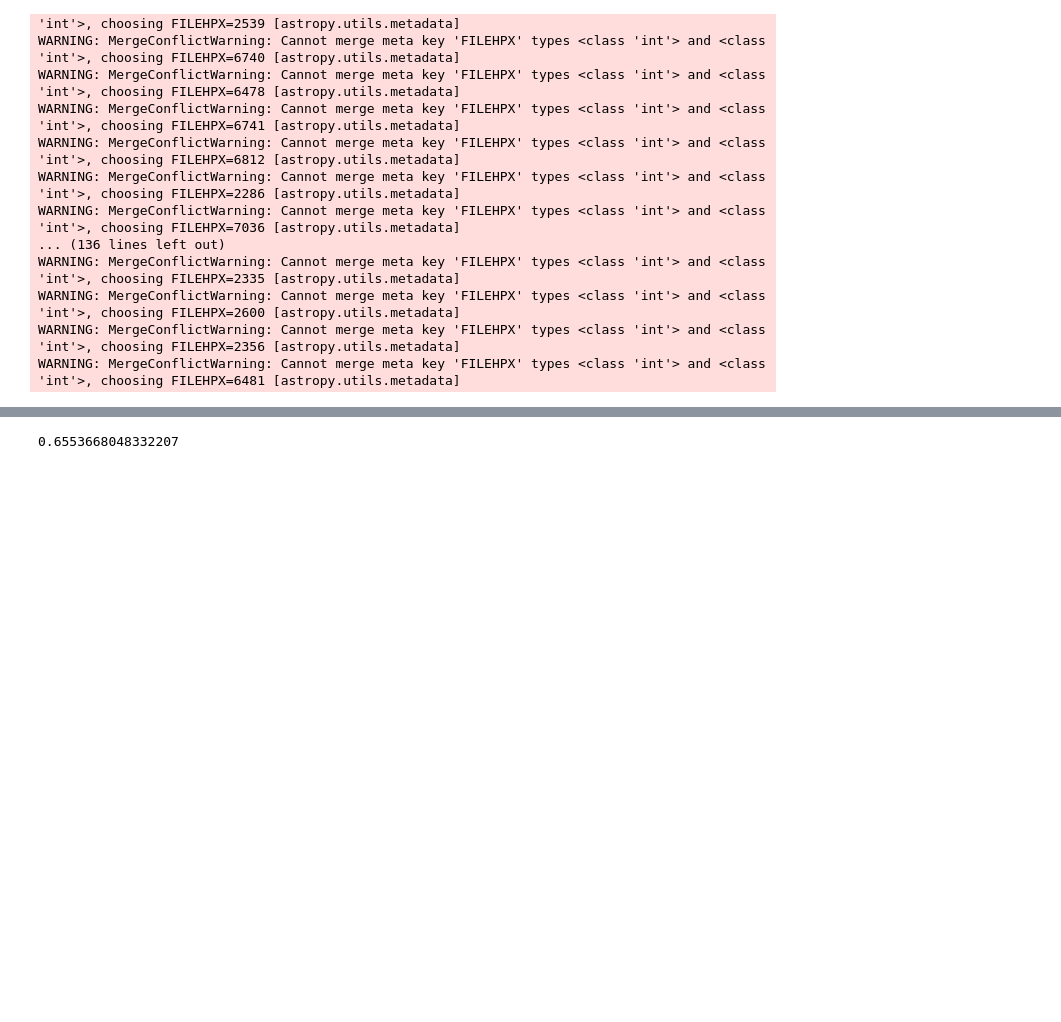
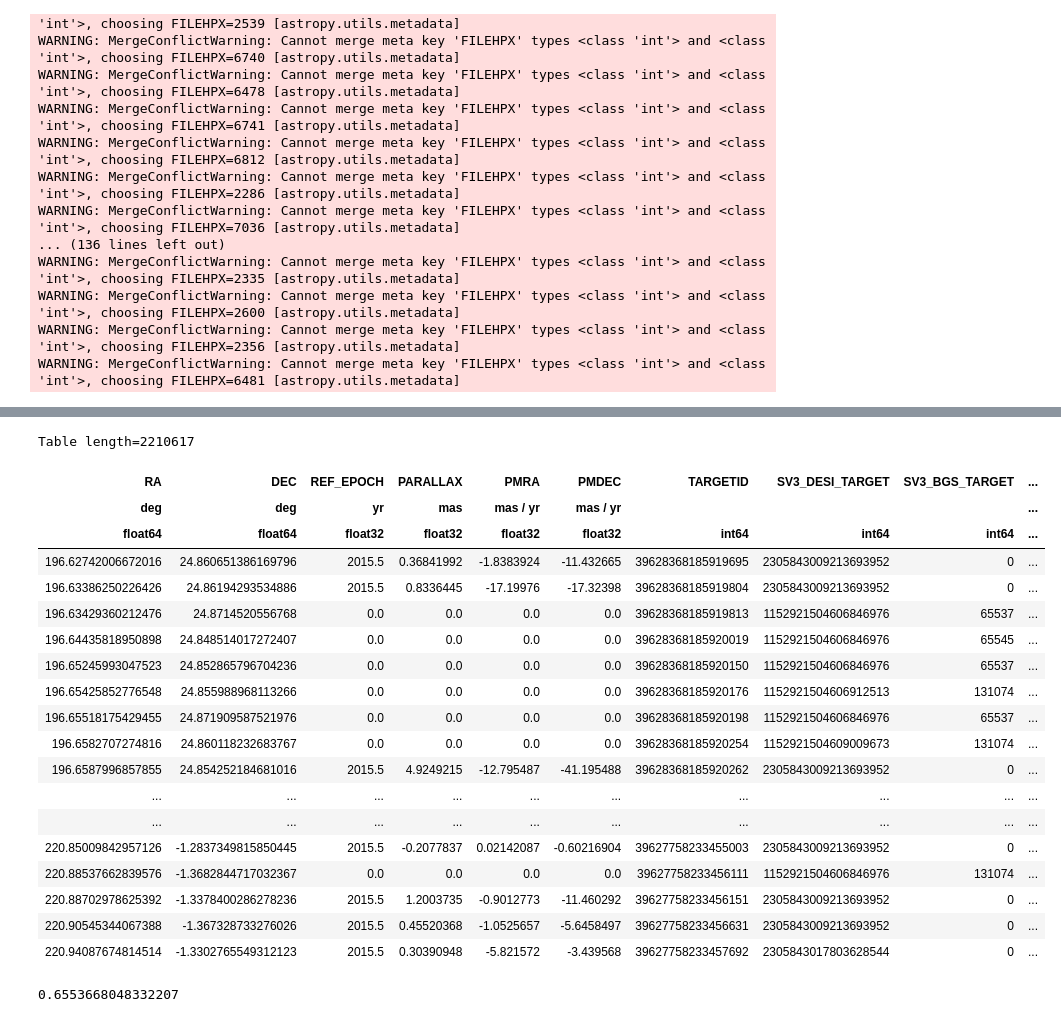
Before and after one commit to michaelJwilson/S4Mock, a Jupyter notebook: fatile_plot.ipynb, the cells around one changed output, grey strips where cells are left out. Saved outputs shown, nothing was run; the diff lists cells and outputs as text; code cells hidden in the pictures; blank space fills up the shorter version.

```diff
--- a/fatile_plot.ipynb
+++ b/fatile_plot.ipynb
@@ -103,3 +116,26 @@ WARNING: MergeConflictWarning: Cannot merge meta key 'FILEHPX' types <class 'int
+# %%
+ledger
+# %% [output]
+Table length=2210617
+| RA | DEC | REF_EPOCH | PARALLAX | PMRA | PMDEC | TARGETID | SV3_DESI_TARGET | SV3_BGS_TARGET | ... |
+| deg | deg | yr | mas | mas / yr | mas / yr |  |  |  | ... |
+| float64 | float64 | float32 | float32 | float32 | float32 | int64 | int64 | int64 | ... |
+| 196.62742006672016 | 24.860651386169796 | 2015.5 | 0.36841992 | -1.8383924 | -11.432665 | 39628368185919695 | 2305843009213693952 | 0 | ... |
+| 196.63386250226426 | 24.86194293534886 | 2015.5 | 0.8336445 | -17.19976 | -17.32398 | 39628368185919804 | 2305843009213693952 | 0 | ... |
+| 196.63429360212476 | 24.8714520556768 | 0.0 | 0.0 | 0.0 | 0.0 | 39628368185919813 | 1152921504606846976 | 65537 | ... |
+| 196.64435818950898 | 24.848514017272407 | 0.0 | 0.0 | 0.0 | 0.0 | 39628368185920019 | 1152921504606846976 | 65545 | ... |
+| 196.65245993047523 | 24.852865796704236 | 0.0 | 0.0 | 0.0 | 0.0 | 39628368185920150 | 1152921504606846976 | 65537 | ... |
+| 196.65425852776548 | 24.855988968113266 | 0.0 | 0.0 | 0.0 | 0.0 | 39628368185920176 | 1152921504606912513 | 131074 | ... |
+| 196.65518175429455 | 24.871909587521976 | 0.0 | 0.0 | 0.0 | 0.0 | 39628368185920198 | 1152921504606846976 | 65537 | ... |
+| 196.6582707274816 | 24.860118232683767 | 0.0 | 0.0 | 0.0 | 0.0 | 39628368185920254 | 1152921504609009673 | 131074 | ... |
+| 196.6587996857855 | 24.854252184681016 | 2015.5 | 4.9249215 | -12.795487 | -41.195488 | 39628368185920262 | 2305843009213693952 | 0 | ... |
+| ... | ... | ... | ... | ... | ... | ... | ... | ... | ... |
+| ... | ... | ... | ... | ... | ... | ... | ... | ... | ... |
+| 220.85009842957126 | -1.2837349815850445 | 2015.5 | -0.2077837 | 0.02142087 | -0.60216904 | 39627758233455003 | 2305843009213693952 | 0 | ... |
+| 220.88537662839576 | -1.3682844717032367 | 0.0 | 0.0 | 0.0 | 0.0 | 39627758233456111 | 1152921504606846976 | 131074 | ... |
+| 220.88702978625392 | -1.3378400286278236 | 2015.5 | 1.2003735 | -0.9012773 | -11.460292 | 39627758233456151 | 2305843009213693952 | 0 | ... |
+| 220.90545344067388 | -1.367328733276026 | 2015.5 | 0.45520368 | -1.0525657 | -5.6458497 | 39627758233456631 | 2305843009213693952 | 0 | ... |
+| 220.94087674814514 | -1.3302765549312123 | 2015.5 | 0.30390948 | -5.821572 | -3.439568 | 39627758233457692 | 2305843017803628544 | 0 | ... |
 # %%
 np.mean(ledger['PRIORITY_INIT'] == ledger['PRIORITY'])
 # %% [output]
```
Also changed, not shown: parts of 2 cells of this notebook, 9 other files.
